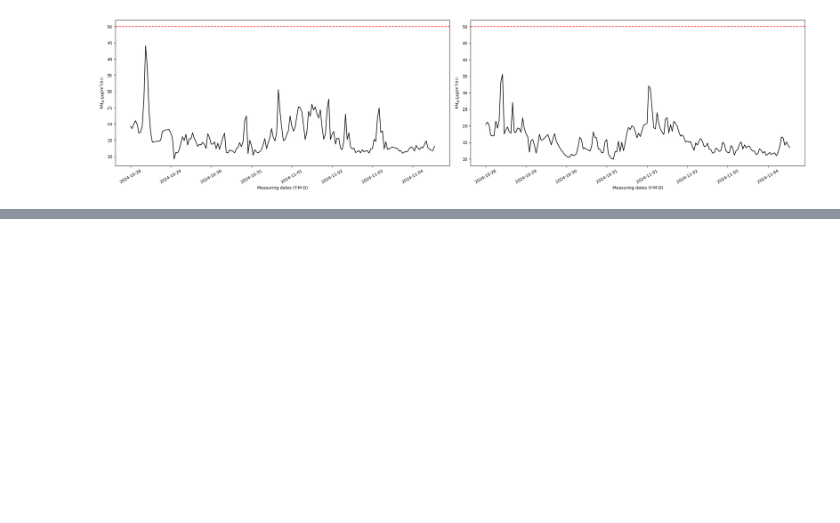
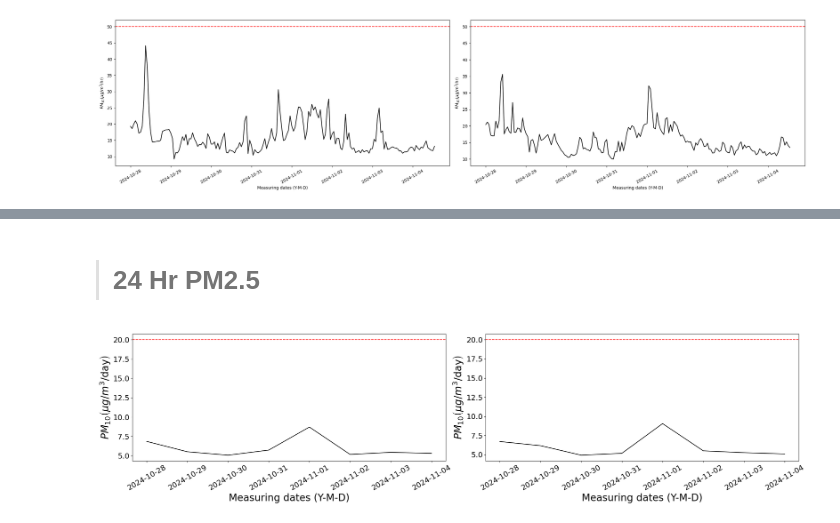
Before and after one commit to GinnCheng/DA_AQ_hub, a Jupyter notebook: main_script.ipynb, the cells around one changed output, grey strips where cells are left out. Saved outputs shown, nothing was run; the diff lists cells and outputs as text; code cells hidden in the pictures; blank space fills up the shorter version.

```diff
--- a/main_script.ipynb
+++ b/main_script.ipynb
@@ -174,0 +228,34 @@ plt.show()
+# %% [markdown]
+> # 24 Hr PM2.5
+# %%
+criterion = 20
+# plot
+fig, (ax1, ax2) = plt.subplots(1, 2, figsize=(24, 6))
+
+# Boat Creek
+df_24 = df_bc[df_bc.Parameter == 'Particle PM2.5'].groupby('date')['Measurement'].mean().reset_index()
+y = df_24.Measurement
+x = df_24.date
+ax1.plot(x,y,'k-')
+ax1.axhline(y=criterion, color='red', linestyle='--', label=f'Criterion: {criterion}')
+ax1.set_xlabel('Measuring dates (Y-M-D)', fontsize=FontSize)
+ax1.set_ylabel(r'$PM_{10} \left(\mu g/m^3/\text{day}\right)$', fontsize=FontSize)
+ax1.tick_params(axis='x', rotation=30, labelsize=TickSize)
+ax1.tick_params(axis='y', labelsize=TickSize)
+
+# South Gladstone
+df_24 = df_sg[df_sg.Parameter == 'Particle PM2.5'].groupby('date')['Measurement'].mean().reset_index()
+y = df_24.Measurement
+x = df_24.date
+ax2.plot(x,y,'k-')
+ax2.axhline(y=criterion, color='red', linestyle='--', label=f'Criterion: {criterion}')
+ax2.set_xlabel('Measuring dates (Y-M-D)', fontsize=FontSize)
+ax2.set_ylabel(r'$PM_{10} \left(\mu g/m^3/\text{day}\right)$', fontsize=FontSize)
+ax2.tick_params(axis='x', rotation=30, labelsize=TickSize)
+ax2.tick_params(axis='y', labelsize=TickSize)
+
+# plot
+plt.tight_layout()
+plt.show()
+# %% [output]
+[figure, added]
```
Also changed, not shown: parts of 10 cells of this notebook.
